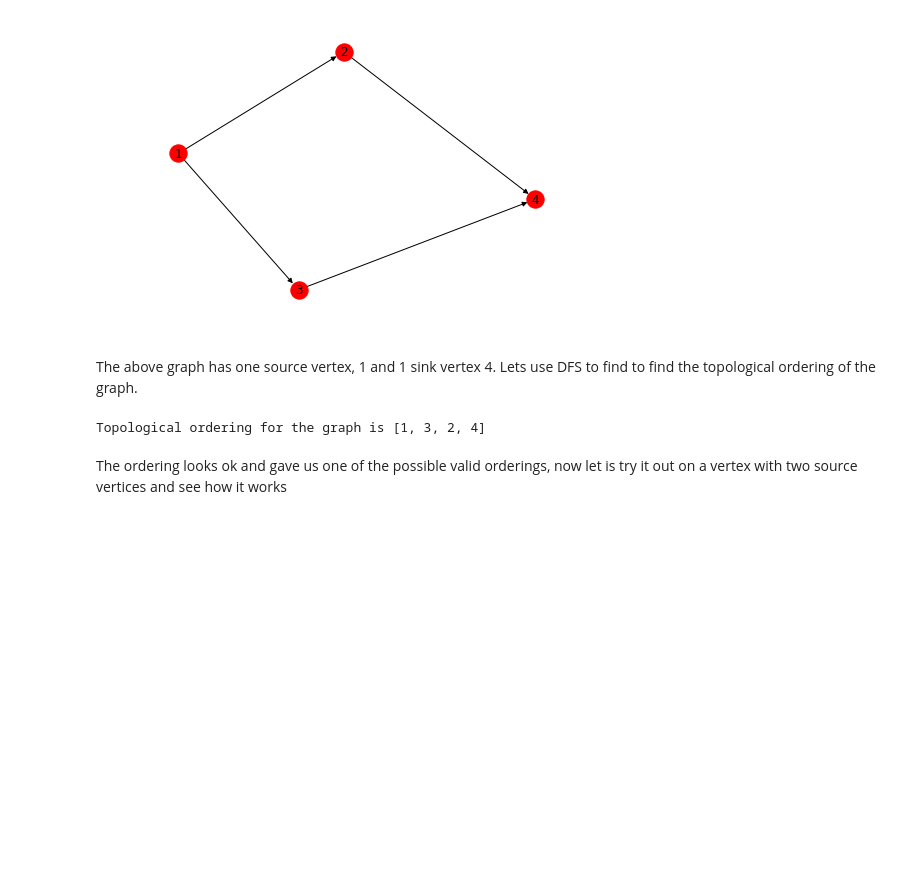
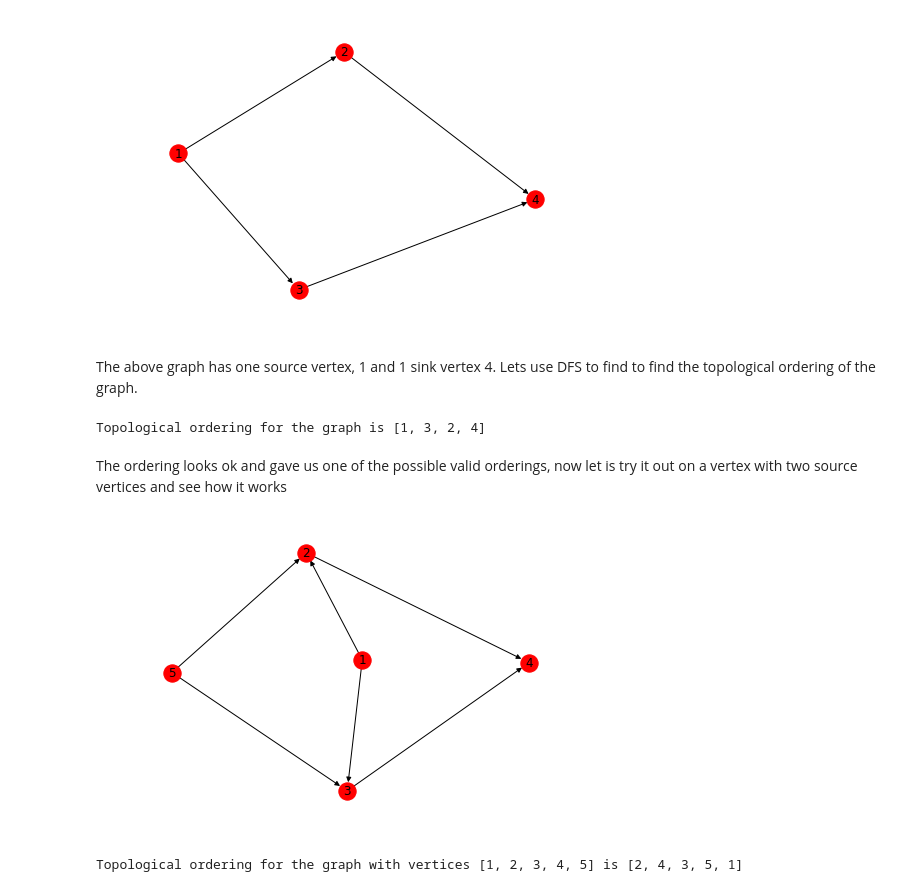
Before and after one commit to amolnayak311/algorithms-illuminated, a Jupyter notebook: Part 2, Graph Algorithms and Data Structures/8. Graph Search and Its Applications.ipynb, the cells around one changed output. Saved outputs shown, nothing was run; the diff lists cells and outputs as text; code cells hidden in the pictures; blank space fills up the shorter version.

```diff
--- a/Part 2, Graph Algorithms and Data Structures/8. Graph Search and Its Applications.ipynb
+++ b/Part 2, Graph Algorithms and Data Structures/8. Graph Search and Its Applications.ipynb
@@ -337,3 +335,16 @@ Topological ordering for the graph is [1, 3, 2, 4]
 # %% [markdown]
 
 The ordering looks ok and gave us one of the possible valid orderings, now let is try it out on a vertex with two source vertices and see how it works
+# %%
+G = nx.DiGraph()
+G.add_edges_from([(1, 2), (1, 3), (3, 4), (2, 4), (5, 2), (5, 3)])
+nx.draw(G, with_labels = True)
+plt.show()
+# %% [output]
+[figure, added]
+# %%
+order = topoSort(G)
+
+print('Topological ordering for the graph with vertices [1, 2, 3, 4, 5] is', order)
+# %% [output]
+Topological ordering for the graph with vertices [1, 2, 3, 4, 5] is [2, 4, 3, 5, 1]
```
Also changed, not shown: parts of 4 cells of this notebook.
